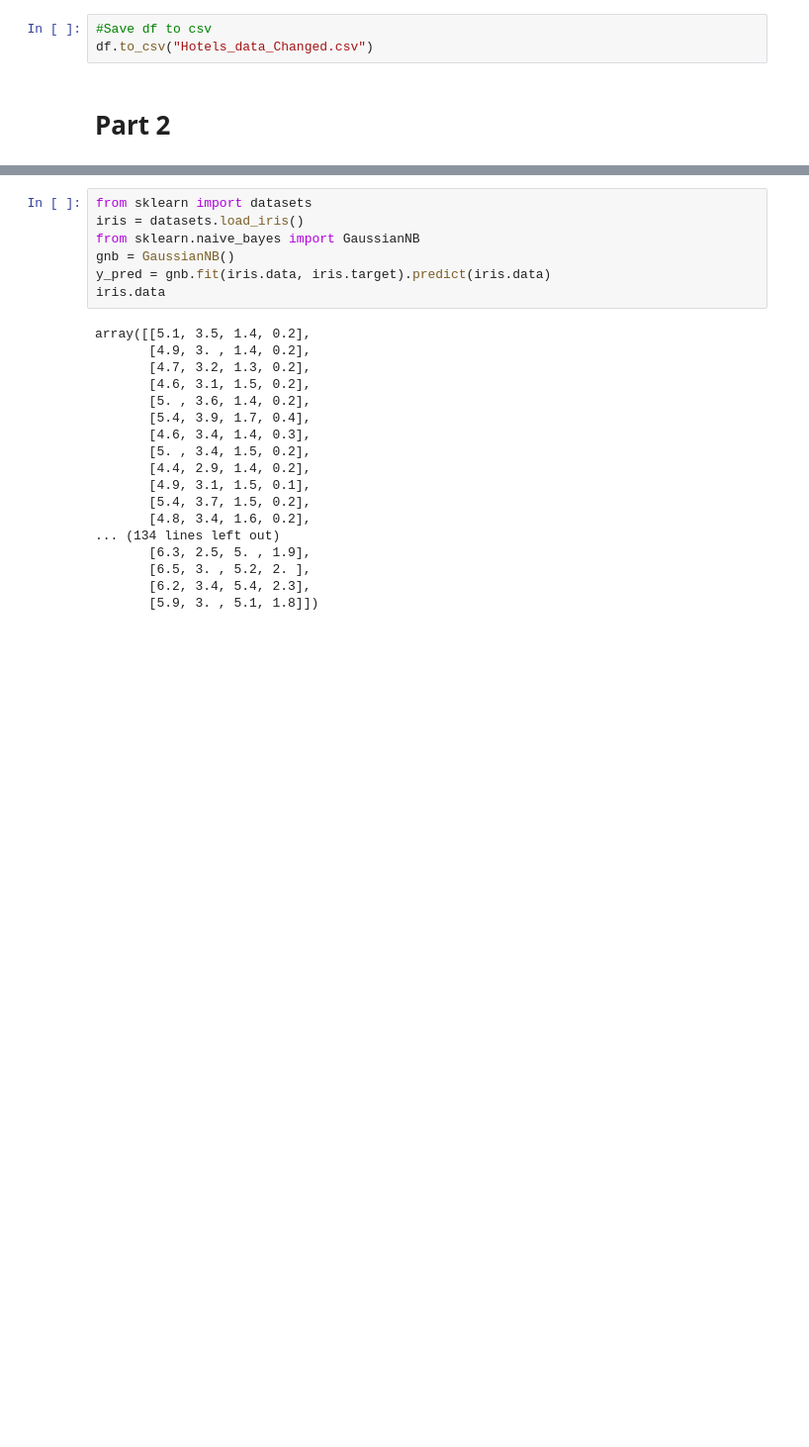
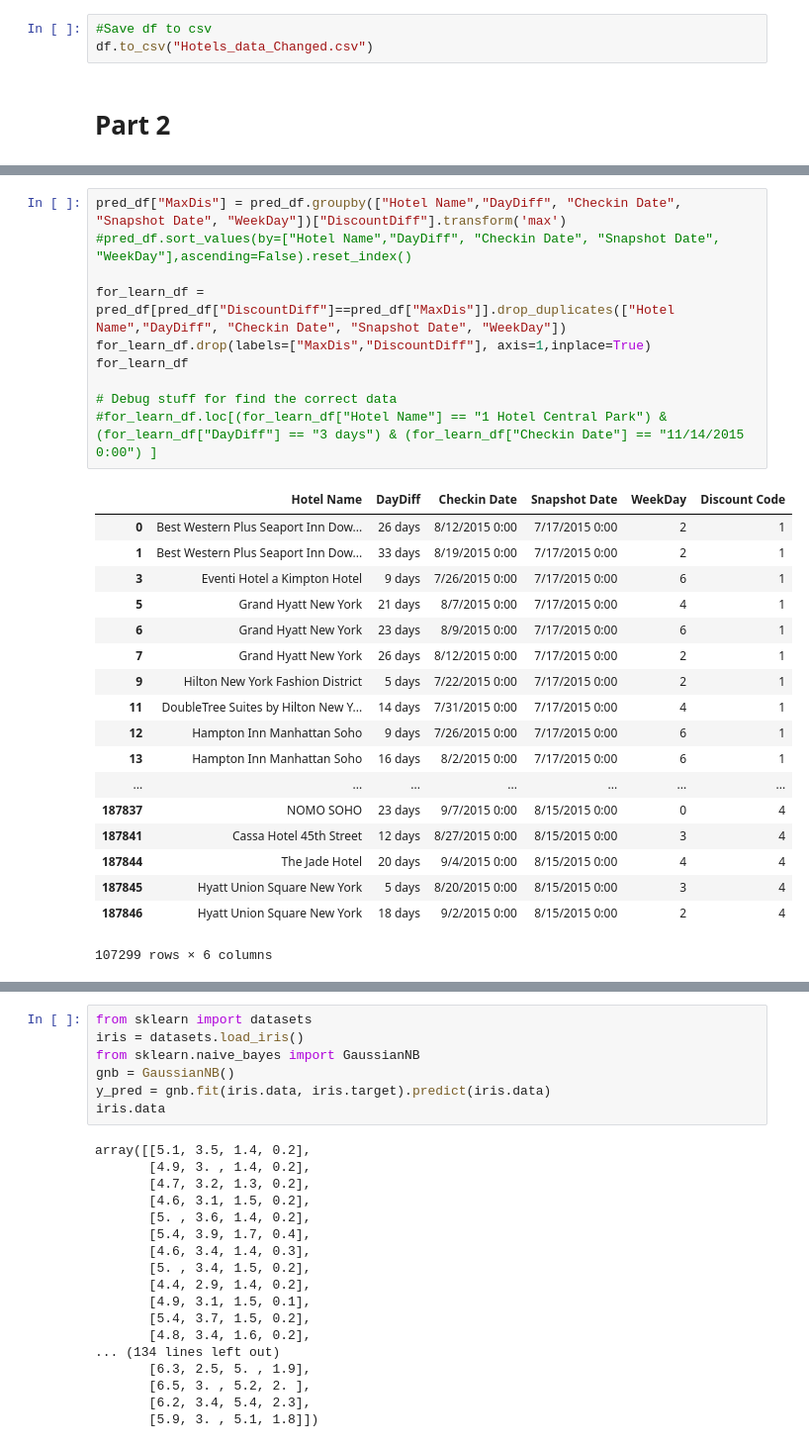
Before and after one commit to EliadProject/Hotels-Data-Science, a Jupyter notebook: FinalProject.ipynb, the cells around one changed output, grey strips where cells are left out. Shown at 99% size. Drawn from its saved outputs; the diff is of its cells as text; blank space fills up the shorter version.

```diff
--- a/FinalProject.ipynb
+++ b/FinalProject.ipynb
@@ -81,0 +89,29 @@ pred_df.to_csv("Hotels_data_for_best_discount_code.csv")
+# %%
+pred_df["MaxDis"] = pred_df.groupby(["Hotel Name","DayDiff", "Checkin Date", "Snapshot Date", "WeekDay"])["DiscountDiff"].transform('max')
+#pred_df.sort_values(by=["Hotel Name","DayDiff", "Checkin Date", "Snapshot Date", "WeekDay"],ascending=False).reset_index()
+
+for_learn_df = pred_df[pred_df["DiscountDiff"]==pred_df["MaxDis"]].drop_duplicates(["Hotel Name","DayDiff", "Checkin Date", "Snapshot Date", "WeekDay"])
+for_learn_df.drop(labels=["MaxDis","DiscountDiff"], axis=1,inplace=True)
+for_learn_df
+
+# Debug stuff for find the correct data
+#for_learn_df.loc[(for_learn_df["Hotel Name"] == "1 Hotel Central Park") & (for_learn_df["DayDiff"] == "3 days") & (for_learn_df["Checkin Date"] == "11/14/2015 0:00") ]
+# %% [output]
+|  | Hotel Name | DayDiff | Checkin Date | Snapshot Date | WeekDay | Discount Code |
+| 0 | Best Western Plus Seaport Inn Dow... | 26 days | 8/12/2015 0:00 | 7/17/2015 0:00 | 2 | 1 |
+| 1 | Best Western Plus Seaport Inn Dow... | 33 days | 8/19/2015 0:00 | 7/17/2015 0:00 | 2 | 1 |
+| 3 | Eventi Hotel a Kimpton Hotel | 9 days | 7/26/2015 0:00 | 7/17/2015 0:00 | 6 | 1 |
+| 5 | Grand Hyatt New York | 21 days | 8/7/2015 0:00 | 7/17/2015 0:00 | 4 | 1 |
+| 6 | Grand Hyatt New York | 23 days | 8/9/2015 0:00 | 7/17/2015 0:00 | 6 | 1 |
+| 7 | Grand Hyatt New York | 26 days | 8/12/2015 0:00 | 7/17/2015 0:00 | 2 | 1 |
+| 9 | Hilton New York Fashion District | 5 days | 7/22/2015 0:00 | 7/17/2015 0:00 | 2 | 1 |
+| 11 | DoubleTree Suites by Hilton New Y... | 14 days | 7/31/2015 0:00 | 7/17/2015 0:00 | 4 | 1 |
+| 12 | Hampton Inn Manhattan Soho | 9 days | 7/26/2015 0:00 | 7/17/2015 0:00 | 6 | 1 |
+| 13 | Hampton Inn Manhattan Soho | 16 days | 8/2/2015 0:00 | 7/17/2015 0:00 | 6 | 1 |
+| ... | ... | ... | ... | ... | ... | ... |
+| 187837 | NOMO SOHO | 23 days | 9/7/2015 0:00 | 8/15/2015 0:00 | 0 | 4 |
+| 187841 | Cassa Hotel 45th Street | 12 days | 8/27/2015 0:00 | 8/15/2015 0:00 | 3 | 4 |
+| 187844 | The Jade Hotel | 20 days | 9/4/2015 0:00 | 8/15/2015 0:00 | 4 | 4 |
+| 187845 | Hyatt Union Square New York | 5 days | 8/20/2015 0:00 | 8/15/2015 0:00 | 3 | 4 |
+| 187846 | Hyatt Union Square New York | 18 days | 9/2/2015 0:00 | 8/15/2015 0:00 | 2 | 4 |
+107299 rows × 6 columns
```
Also changed, not shown: parts of 8 cells of this notebook.
